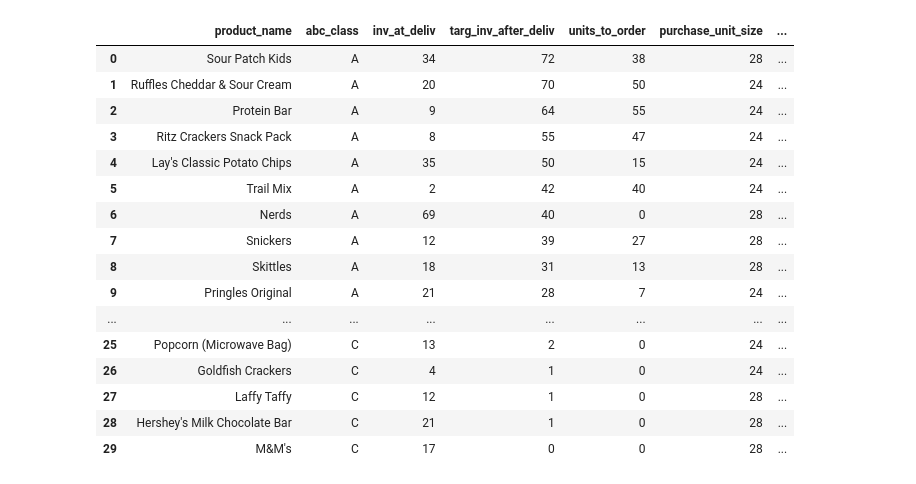
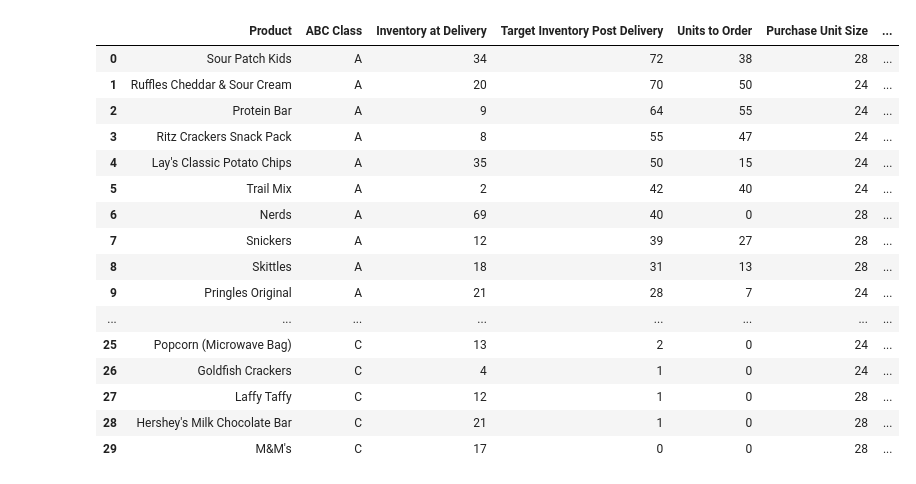
Before and after one commit to JerredLawson/Inventory-Order-Recommendation-Engine, a Jupyter notebook: notebooks/inventory_order_engine.ipynb, the cells around one changed output. Drawn from its saved outputs; the diff is of its cells as text; code cells hidden in the pictures.

```diff
--- a/notebooks/inventory_order_engine.ipynb
+++ b/notebooks/inventory_order_engine.ipynb
@@ -19,8 +68,9 @@ from pathlib import Path
 # %%
+# ============================
 # Read csv files.
+# ============================
 
-# Use raw strings (r"...") to prevent Python from interpreting backslashes '\' as escape sequences (e.g., \n, \t, \uXXXX).
-filepath = Path(r"C:\Users\jerre\Dropbox\Public\Portfolio\Gift Shop Retail\Retail Store 2 - Excel Files")
+filepath = Path("..") / "data"
 
 # Use encoding="latin1" because the source CSV files are not UTF-8 encoded, which is common with Excel/Windows exports.
 # product_id is a key used to join tables and must remain a string to preserve integrity.
@@ -450,56 +536,74 @@ display(
 # %%
-# Extend abc_classification to create order_recommendations with delivery, target inventory,
-# units-to-order, and purchase-unit recommendations.
+# ============================
+# Extend abc_classification to create order_recommendations.
+# ============================
+
+# Include:
+#  - Projected inventory at delivery (before incoming shipment arrives)
+#  - Target inventory after delivery
+#  - Units needed to meet target inventory
+#  - Convert units to purchase units (cases, packs, etc.)
 
 order_recommendations = abc_classification.copy()
 
-# Project inventory remaining at the delivery date.
-order_recommendations["inv_at_deliv"] = np.maximum(
+# ----------------------------
+# Projected inventory at delivery (before incoming shipment arrives)
+# ----------------------------
+
+order_recommendations["inventory_at_delivery"] = np.maximum(
     order_recommendations["end_qty"]
-    - np.ceil(order_recommendations["daily_veloc"] * lead_time),
+    - np.ceil(order_recommendations["daily_velocity"] * lead_time),
     0
 ).astype(int)
 
-# Calculate the target inventory level immediately after delivery.
-order_recommendations["targ_inv_after_deliv"] = np.ceil(
-    order_recommendations["targ_days_of_inv_after_delivery"]
-    * order_recommendations["daily_veloc"]
+# ----------------------------
+# Target inventory after delivery
+# ----------------------------
+
+order_recommendations["target_inventory_post_delivery"] = np.ceil(
+    order_recommendations["target_days_of_inv_post_delivery"]
+    * order_recommendations["daily_velocity"]
 ).astype(int)
 
-# Units needed to reach the target inventory level after delivery.
+# ----------------------------
+# Units needed to meet target inventory
+# ----------------------------
+
 order_recommendations["units_to_order"] = np.maximum(
-    order_recommendations["targ_inv_after_deliv"]
-    - order_recommendations["inv_at_deliv"],
+    order_recommendations["target_inventory_post_delivery"]
+    - order_recommendations["inventory_at_delivery"],
     0
 ).astype(int)
 
-# Convert required units into purchasable order units (cases, packs, etc.),
-# rounding up and returning null when units_per_order_unit is null or zero.
-order_recommendations["purch_units_to_order"] = (
+# ----------------------------
+# Convert units to purchase units (cases, packs, etc.)
+# ----------------------------
+
+# Round up to ensure enough inventory is ordered.
+# Return <NA> when purchase_unit_size is missing or zero.
+order_recommendations["purchase_units_to_order"] = (
     np.ceil(
         order_recommendations["units_to_order"]
         / order_recommendations["purchase_unit_size"].replace(0, np.nan)
     ).astype("Int64")
 )
 
-# Validation output.
+# ----------------------------
+# Output (for inspection)
+# ----------------------------
+
 display_columns = [
     "product_name",
     "abc_class",
-    "inv_at_deliv",
-    "targ_inv_after_deliv",
+    "inventory_at_delivery",
+    "target_inventory_post_delivery",
     "units_to_order",
     "purchase_unit_size",
-    "purch_units_to_order"
+    "purchase_units_to_order"
 ]
-display(
-    style_report_table(
-        order_recommendations[display_columns],
-        left_align_cols=["product_name", "abc_desc"]
-    )
-)
+display(report_styler(order_recommendations[display_columns]))
 # %% [output]
-|  | product_name | abc_class | inv_at_deliv | targ_inv_after_deliv | units_to_order | purchase_unit_size | ... |
+|  | Product | ABC Class | Inventory at Delivery | Target Inventory Post Delivery | Units to Order | Purchase Unit Size | ... |
 | 0 | Sour Patch Kids | A | 34 | 72 | 38 | 28 | ... |
 | 1 | Ruffles Cheddar & Sour Cream | A | 20 | 70 | 50 | 24 | ... |
 | 2 | Protein Bar | A | 9 | 64 | 55 | 24 | ... |
```
Also changed, not shown: parts of 25 cells of this notebook, 1 other file.
